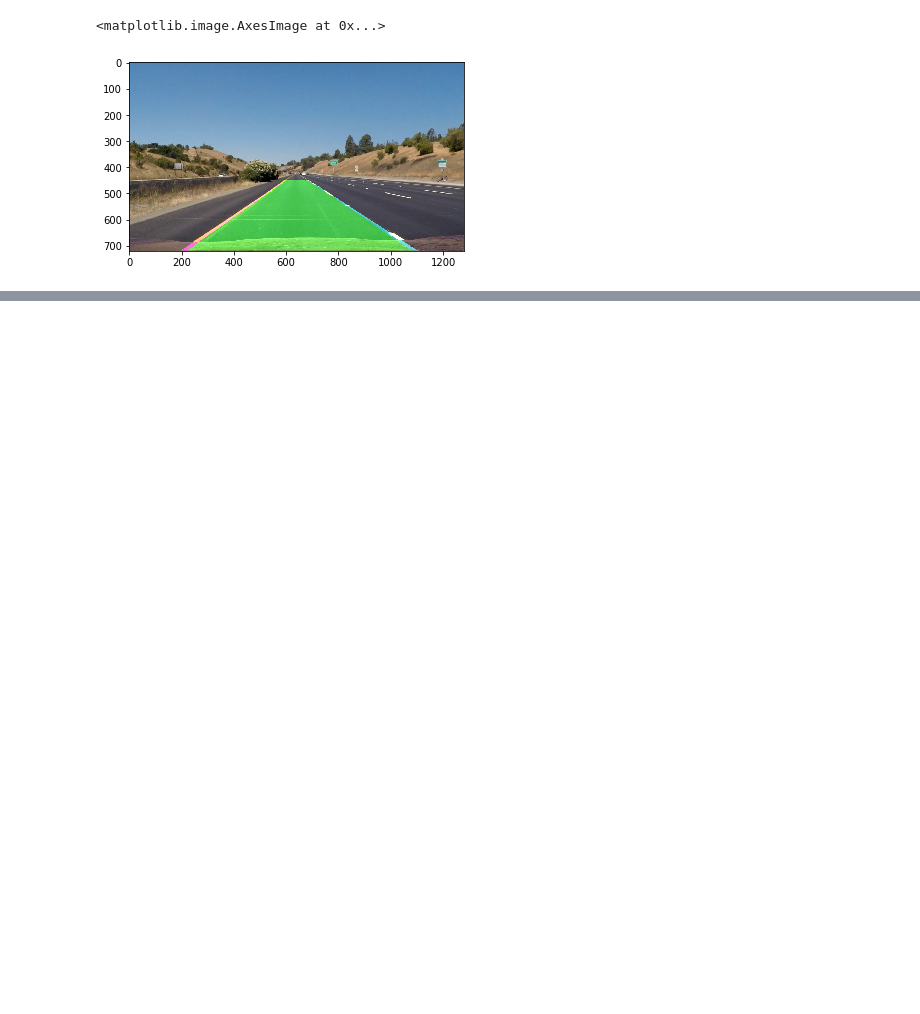
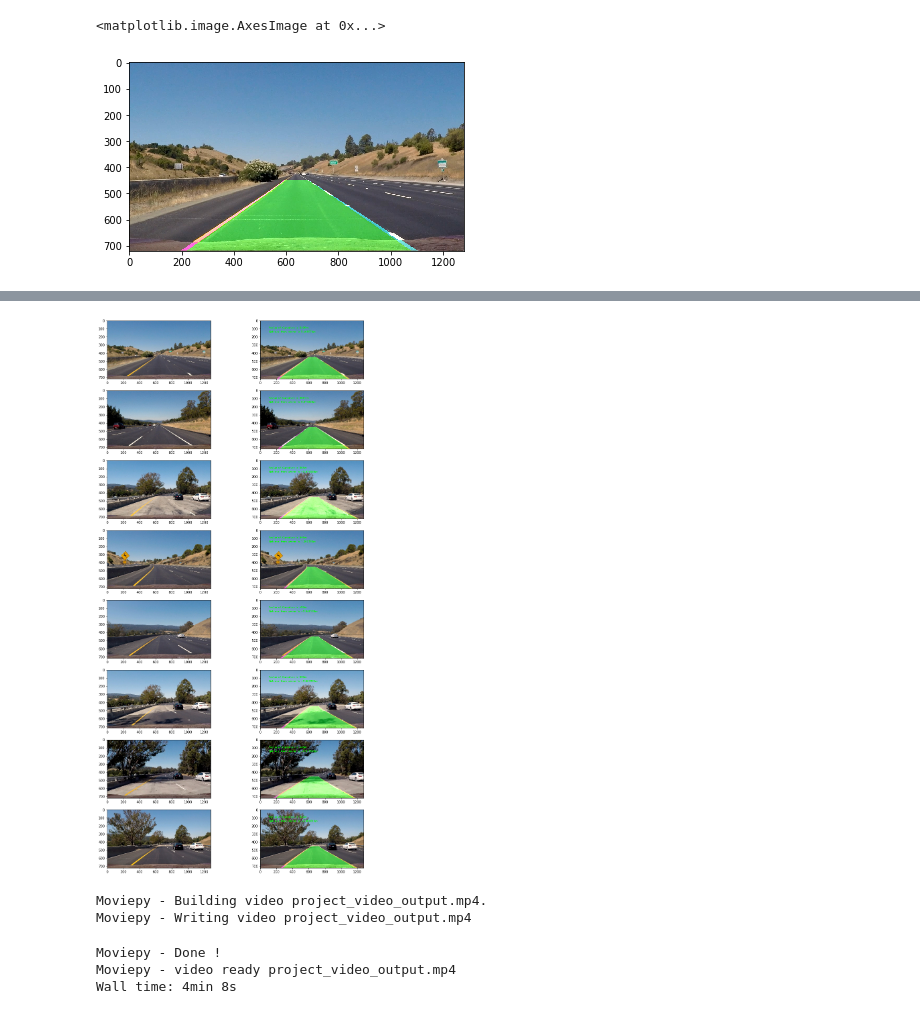
Before and after one commit to nikhilparla/udacity-self-driving-proj-2, a Jupyter notebook: p2.ipynb, the cells around one changed output, grey strips where cells are left out. Cells and saved outputs as stored; diff of their text form; code cells hidden in the pictures; blank space fills up the shorter version.

```diff
--- a/p2.ipynb
+++ b/p2.ipynb
@@ -416,7 +369,7 @@ def fit_polynomial(binary_warped):
 # %%
 # Unwarp Image and plot line
 
-def DrawLine(original_image,binary_warped, left_fit, right_fit):
+def draw_line(original_image,binary_warped, left_fit, right_fit):
 
     h,w= binary_warped.shape
     Minv = cv2.getPerspectiveTransform(dst, src)
@@ -522,0 +443,58 @@ print(left_curverad, right_curverad)
+# %%
+"""
+Defining the pipeline
+"""
+from random import randint
+import datetime
+import time
+def pipeline(originalImage):
+    originalImage= cv2.cvtColor(originalImage, cv2.COLOR_BGR2RGB)
+    undistortedImage= undistortImage(originalImage)
+    warpedImage= WarpPerspective(undistortedImage)
+    combImage= combinedImage(warpedImage,color_threshold= [100,255],sobel_threshold=[10,150])
+    returnedOutput =  sliding_window_search(combImage)
+    left_fit=returnedOutput[0]
+    right_fit=returnedOutput[1]
+    finalImage=draw_line(originalImage,combImage,left_fit,right_fit)
+
+    radius, distance = CalculateRadiusOfCurvature(combImage,left_fit,right_fit)
+    cv2.putText(finalImage,"Radius of Curvature is " + str(int(radius))+ "m", (100,100), 2, 1, (0,255,0),2)
+    cv2.putText(finalImage,"Distance from center is {:2f}".format(distance)+ "m", (100,150), 2, 1, (0,255,0),2)
+    ts = time.time()
+    st = datetime.datetime.fromtimestamp(ts).strftime('%Y%m%d %H%M%S')
+
+    cv2.imwrite('./Output_1/'+str(st)+'.jpg',originalImage)
+
+    cv2.imwrite('./Output_1/'+str(st)+'_o.jpg',finalImage)
+    newCombinedImage= np.dstack((combImage*255,combImage*255,combImage*255))
+    #finalImage[100:240,1000:1200, :]= cv2.resize(newCombinedImage, (200,140))
+    return cv2.cvtColor(finalImage, cv2.COLOR_BGR2RGB)
+# %%
+"""
+Run the pipeline over all images
+"""
+f, axes= plt.subplots(8,2,figsize=(15,30))
+
+images = glob.glob('test_images/*.jpg') # Reading Images from test_images folder
+
+for index, image in enumerate(images):
+    originalImage= cv2.cvtColor(cv2.imread(image), cv2.COLOR_BGR2RGB)
+    finalImage=pipeline(originalImage)
+    cv2.imwrite('output_images/'+str(index)+'.jpg', cv2.cvtColor(finalImage,cv2.COLOR_BGR2RGB))
+    axes[index,0].imshow(originalImage)
+    axes[index,1].imshow(finalImage)
+# %% [output]
+[figure, added]
+# %%
+import moviepy
+from moviepy.editor import VideoFileClip
+video_output1 = 'project_video_output.mp4'
+video_input1 = VideoFileClip('project_video.mp4')
+processed_video = video_input1.fl_image(pipeline)
+%time processed_video.write_videofile(video_output1, audio=False)
+# %% [output]
+Moviepy - Building video project_video_output.mp4.
+Moviepy - Writing video project_video_output.mp4
+Moviepy - Done !
+Moviepy - video ready project_video_output.mp4
+Wall time: 4min 8s
```
Also changed, not shown: parts of 17 cells of this notebook, 11 other files.
